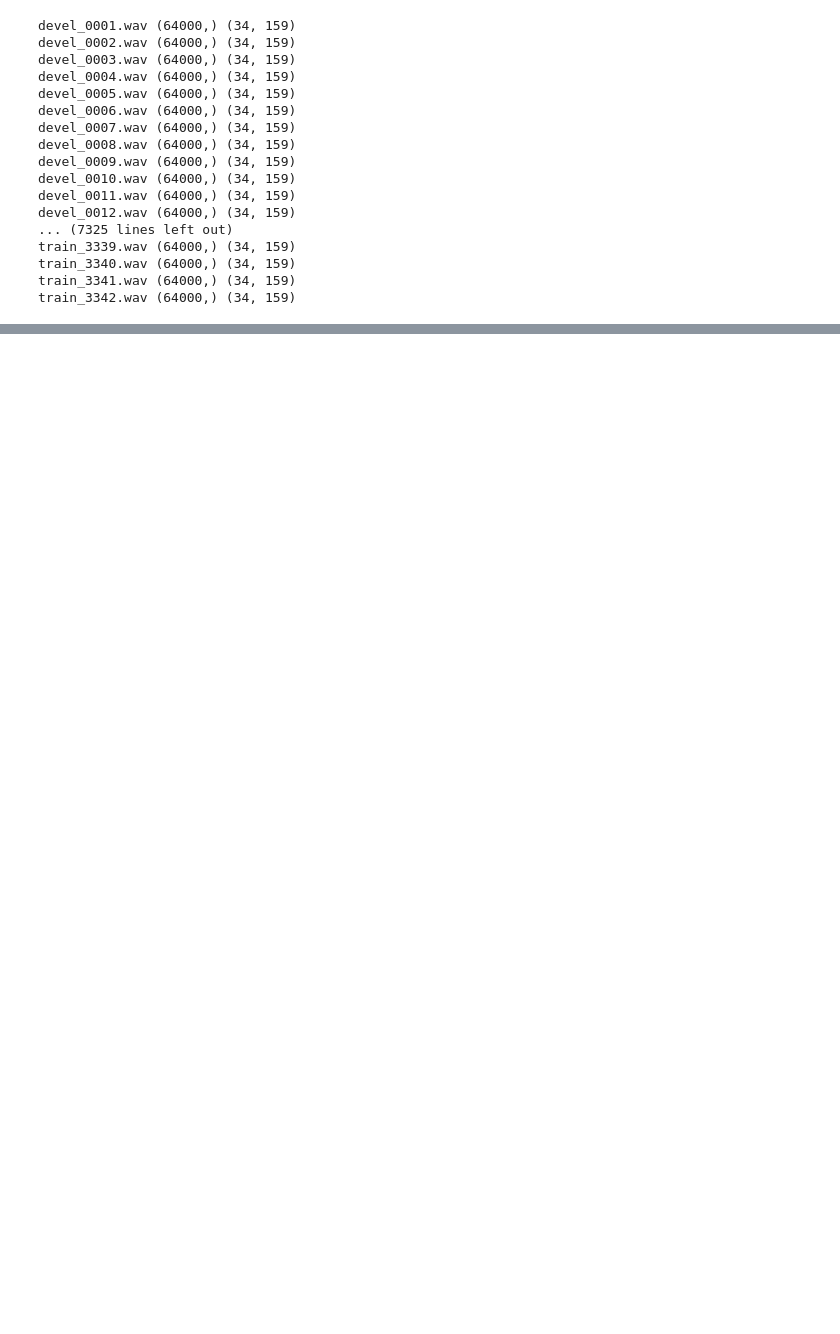
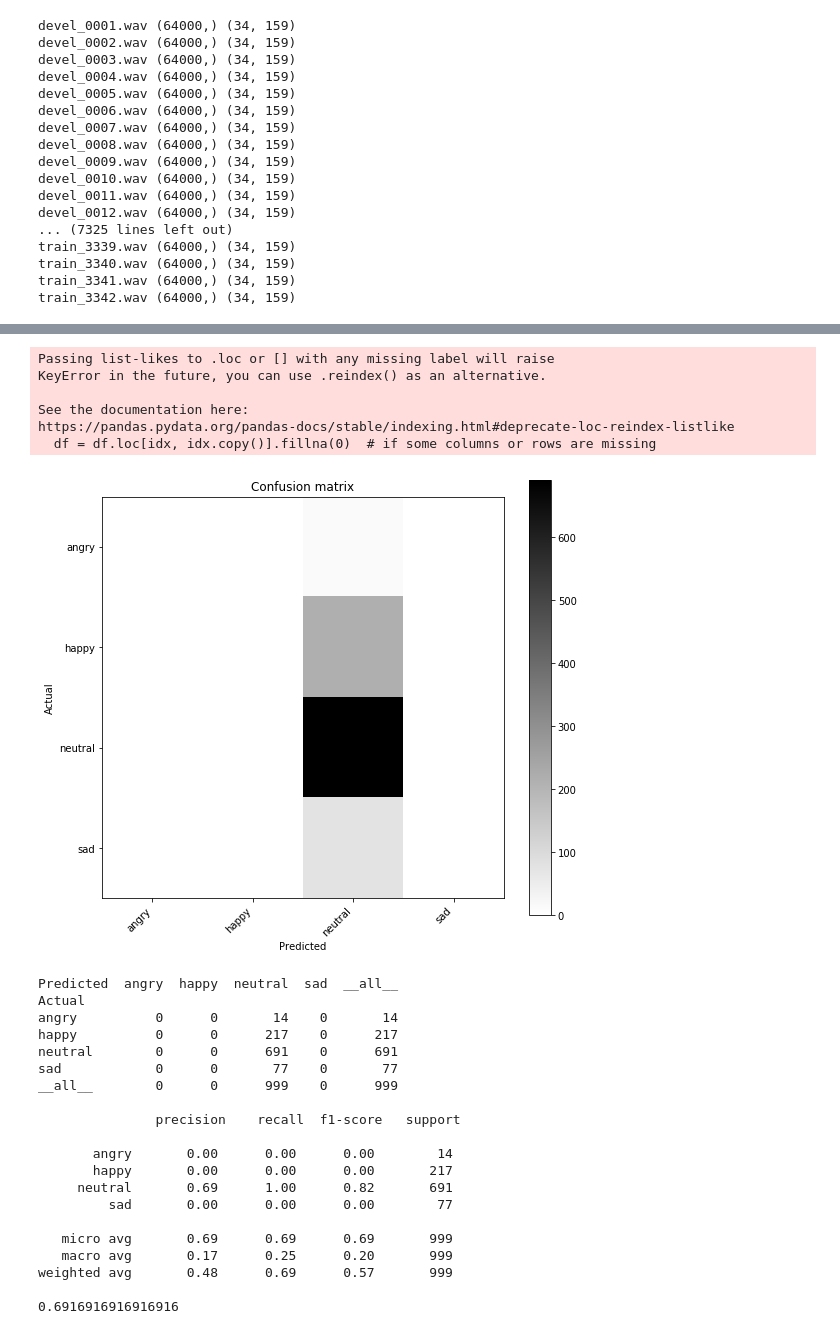
Before and after one commit to sri-1007/speech_emotion_recognition, a Jupyter notebook: scripts/pyAudioAnalysis_1.ipynb, the cells around one changed output, grey strips where cells are left out. Saved outputs shown, nothing was run; the diff lists cells and outputs as text; code cells hidden in the pictures; blank space fills up the shorter version.

```diff
--- a/scripts/pyAudioAnalysis_1.ipynb
+++ b/scripts/pyAudioAnalysis_1.ipynb
@@ -105,0 +212,38 @@ computeSVM(x_train,y_train,x_test,y_test)
+# %%
+#random forests
+
+from sklearn.ensemble import RandomForestClassifier
+
+clf_rf = RandomForestClassifier(n_estimators=1000,n_jobs=1, class_weight='balanced_subsample')
+
+clf_rf.fit(df_flat_train,y_train.values.tolist())
+y_predrf = clf_rf.predict(df_flat_test)
+reporting(y_test,y_predrf)
+# %% [output]
+Passing list-likes to .loc or [] with any missing label will raise
+KeyError in the future, you can use .reindex() as an alternative.
+
+See the documentation here:
+https://pandas.pydata.org/pandas-docs/stable/indexing.html#deprecate-loc-reindex-listlike
+  df = df.loc[idx, idx.copy()].fillna(0)  # if some columns or rows are missing
+[figure, added]
+Predicted  angry  happy  neutral  sad  __all__
+Actual
+angry          0      0       14    0       14
+happy          0      0      217    0      217
+neutral        0      0      691    0      691
+sad            0      0       77    0       77
+__all__        0      0      999    0      999
+
+               precision    recall  f1-score   support
+
+       angry       0.00      0.00      0.00        14
+       happy       0.00      0.00      0.00       217
+     neutral       0.69      1.00      0.82       691
+         sad       0.00      0.00      0.00        77
+
+   micro avg       0.69      0.69      0.69       999
+   macro avg       0.17      0.25      0.20       999
+weighted avg       0.48      0.69      0.57       999
+
+0.6916916916916916
```
Also changed, not shown: parts of 7 cells of this notebook.
